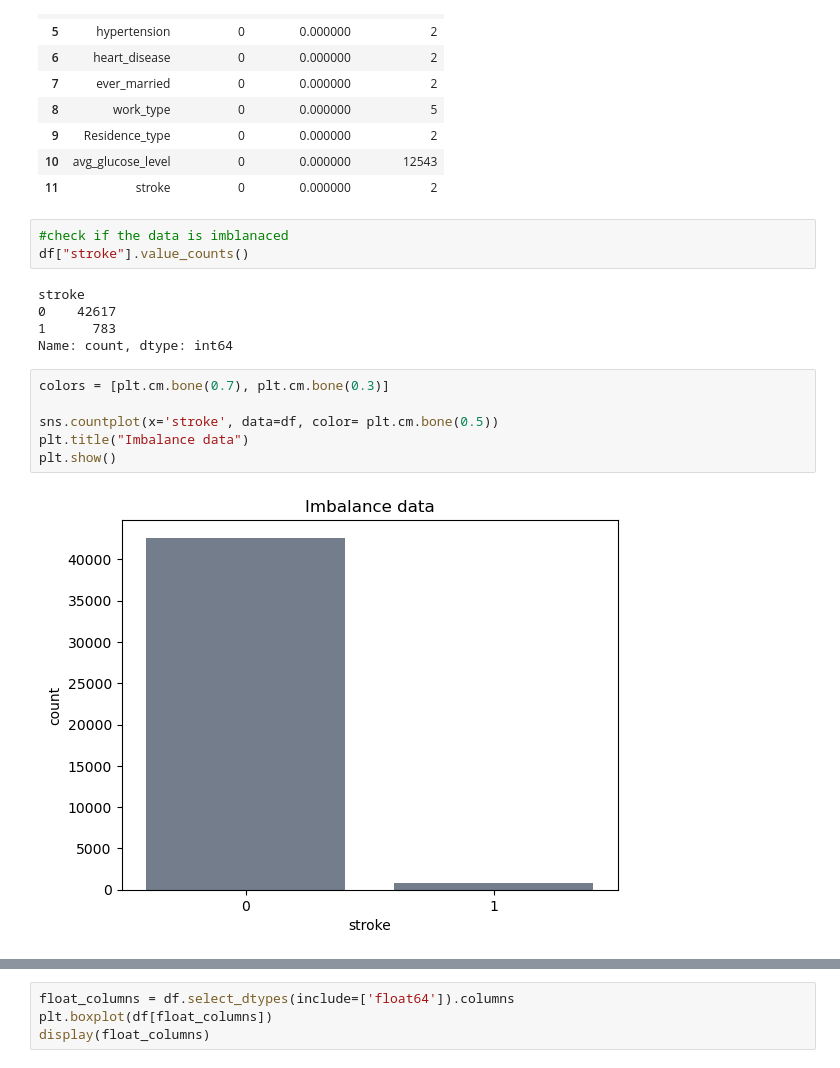
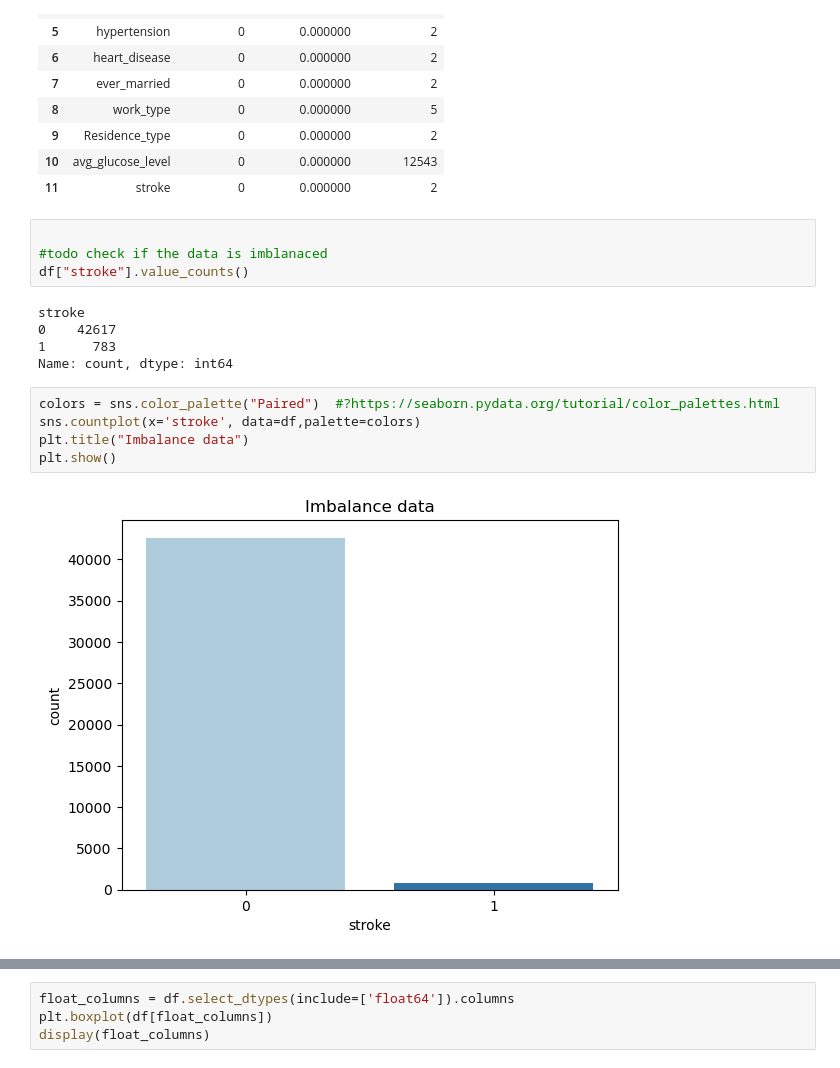
Before and after one commit to MasaAladwan/Cerebral-Stroke-Prediction, a Jupyter notebook: ProjectX (1).ipynb, the cells around one changed output, grey strips where cells are left out. Saved outputs shown, nothing was run; the diff lists cells and outputs as text.

```diff
--- a/ProjectX (1).ipynb
+++ b/ProjectX (1).ipynb
@@ -191,7 +238,8 @@ nan_values(df)
 | 10 | avg_glucose_level | 0 | 0.000000 | 12543 |
 | 11 | stroke | 0 | 0.000000 | 2 |
 # %%
-#check if the data is imblanaced
+
+#todo check if the data is imblanaced
 df["stroke"].value_counts()
 # %% [output]
 stroke
@@ -199,11 +247,10 @@ stroke
 1      783
 Name: count, dtype: int64
 # %%
-colors = [plt.cm.bone(0.7), plt.cm.bone(0.3)]
-
-sns.countplot(x='stroke', data=df, color= plt.cm.bone(0.5))
+colors = sns.color_palette("Paired")  #?https://seaborn.pydata.org/tutorial/color_palettes.html
+sns.countplot(x='stroke', data=df,palette=colors)
 plt.title("Imbalance data")
 plt.show()
 # %% [output]
-[figure, old version]
+[figure, new version]
 # %%
```
Also changed, not shown: parts of 65 cells of this notebook, 4 other files.
